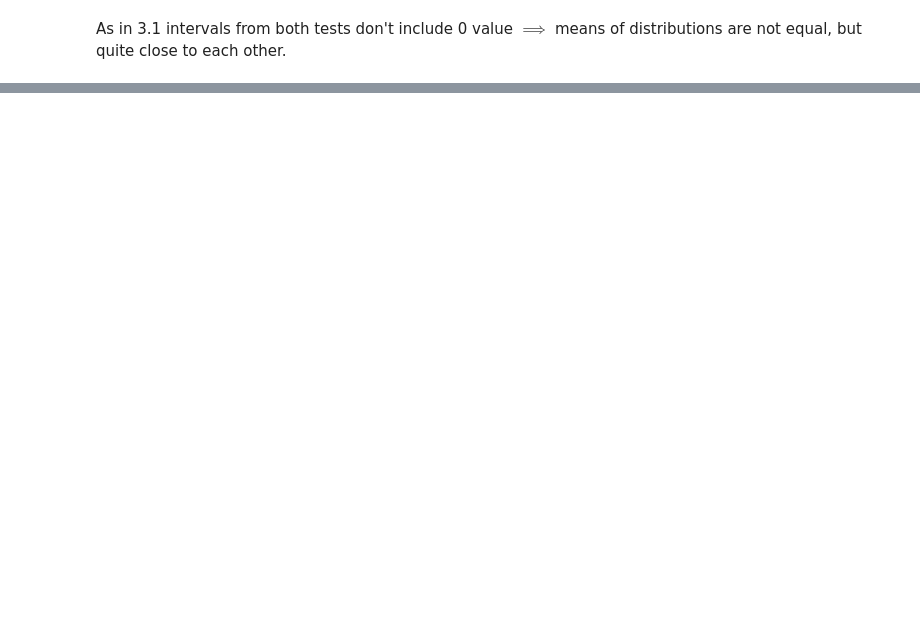
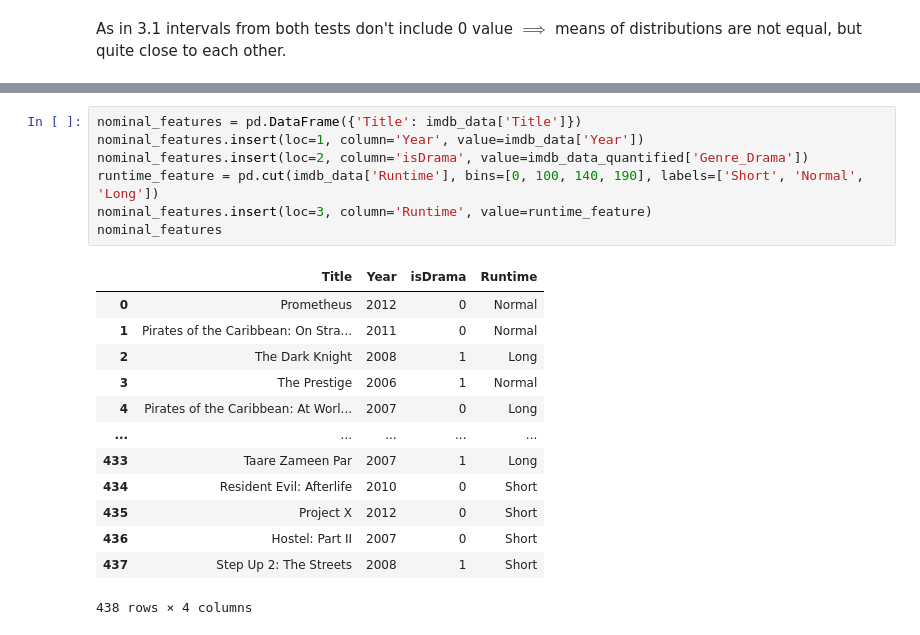
Before and after one commit to constantine7cd/mmda_imdb, a Jupyter notebook: hw.ipynb, the cells around one changed output, grey strips where cells are left out. Drawn from its saved outputs; the diff is of its cells as text; blank space fills up the shorter version.

```diff
--- a/hw.ipynb
+++ b/hw.ipynb
@@ -290,0 +310,21 @@ As in 3.1 intervals from both tests don't include 0 value $\implies$ means of di
+# %%
+nominal_features = pd.DataFrame({'Title': imdb_data['Title']})
+nominal_features.insert(loc=1, column='Year', value=imdb_data['Year'])
+nominal_features.insert(loc=2, column='isDrama', value=imdb_data_quantified['Genre_Drama'])
+runtime_feature = pd.cut(imdb_data['Runtime'], bins=[0, 100, 140, 190], labels=['Short', 'Normal', 'Long'])
+nominal_features.insert(loc=3, column='Runtime', value=runtime_feature)
+nominal_features
+# %% [output]
+|  | Title | Year | isDrama | Runtime |
+| 0 | Prometheus | 2012 | 0 | Normal |
+| 1 | Pirates of the Caribbean: On Stra... | 2011 | 0 | Normal |
+| 2 | The Dark Knight | 2008 | 1 | Long |
+| 3 | The Prestige | 2006 | 1 | Normal |
+| 4 | Pirates of the Caribbean: At Worl... | 2007 | 0 | Long |
+| ... | ... | ... | ... | ... |
+| 433 | Taare Zameen Par | 2007 | 1 | Long |
+| 434 | Resident Evil: Afterlife | 2010 | 0 | Short |
+| 435 | Project X | 2012 | 0 | Short |
+| 436 | Hostel: Part II | 2007 | 0 | Short |
+| 437 | Step Up 2: The Streets | 2008 | 1 | Short |
+438 rows × 4 columns
```
Also changed, not shown: parts of 16 cells of this notebook, 1 other file.
